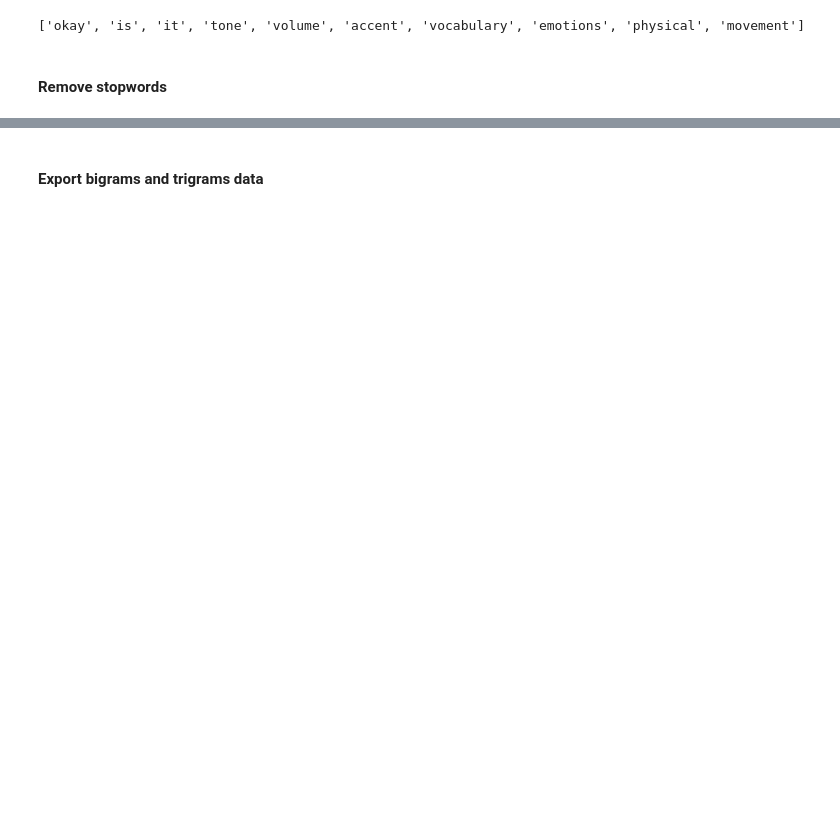
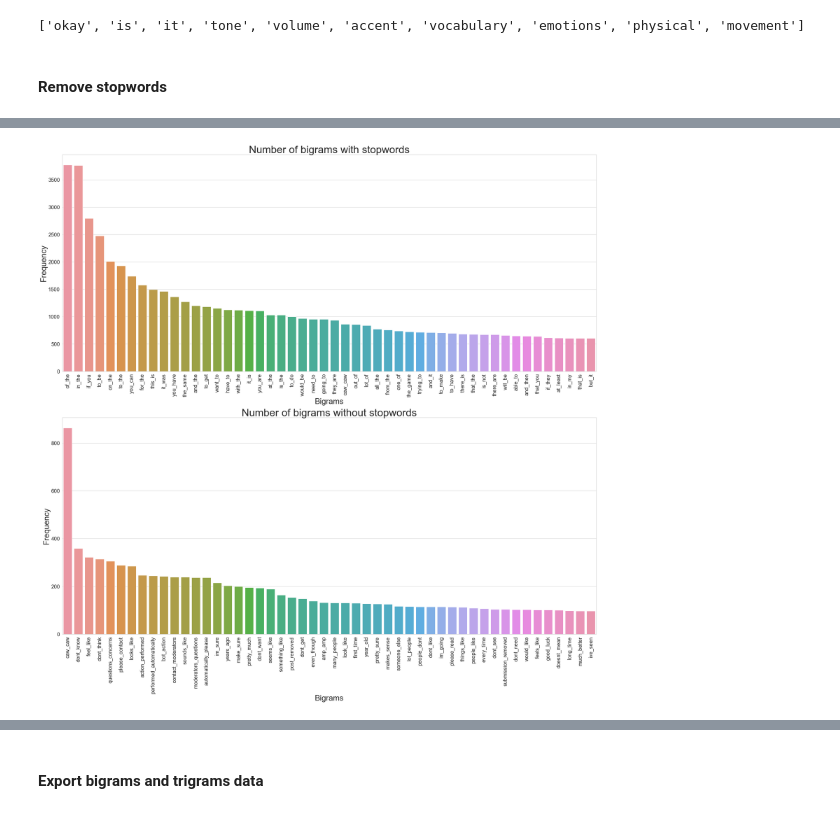
Before and after one commit to Leslieyuan988/Automatic-Classification-for-Cognitive-Engagement-in-Reddit-Discussion-Forums-using-Natural-Language, a Jupyter notebook: data_preprocessing.ipynb, the cells around one changed output, grey strips where cells are left out. Saved outputs shown, nothing was run; the diff lists cells and outputs as text; code cells hidden in the pictures; blank space fills up the shorter version.

```diff
--- a/data_preprocessing.ipynb
+++ b/data_preprocessing.ipynb
@@ -355,0 +367,9 @@ data_words_trigrams = make_trigrams(data_words_nostops)
+# %%
+bigram2_dict={}
+for ngrams, count in list(bigram.vocab.items()):
+    unicode_ngrams = ngrams
+    if '_' in unicode_ngrams:
+        bigram2_dict[unicode_ngrams] = count
+
+bigram2_df = pd.DataFrame(bigram2_dict.items(), columns=['Bigrams', 'Frequency']).sort_values(by="Frequency", ascending=False)
+bigram2_df.head()
@@ -355,0 +383,12 @@ data_words_trigrams = make_trigrams(data_words_nostops)
+# %%
+bigram_nostop = gensim.models.Phrases(data_words_nostops, min_count=5, threshold=2)
+trigram_nostop = gensim.models.Phrases(bigram[data_words_nostops], threshold=2)
+
+bigram_dict={}
+for ngrams, count in list(bigram_nostop.vocab.items()):
+    unicode_ngrams = ngrams
+    if '_' in unicode_ngrams:
+        bigram_dict[unicode_ngrams] = count
+
+bigram_df = pd.DataFrame(bigram_dict.items(), columns=['Bigrams', 'Frequency']).sort_values(by="Frequency", ascending=False)
+bigram_df.head()
@@ -355,0 +402,23 @@ data_words_trigrams = make_trigrams(data_words_nostops)
+# %%
+f, axes = plt.subplots(2,1, figsize=(30,30))
+# plt.rcParams['figure.figsize'] = [30, 30]
+sns.set_theme(style="whitegrid")
+
+bp = sns.barplot(x="Bigrams", y="Frequency", data=bigram2_df[:50], ax=axes[0])
+bp.axes.set_title("Number of bigrams with stopwords",fontsize=40)
+bp.set_xlabel("Bigrams",fontsize=30)
+bp.set_ylabel("Frequency",fontsize=30)
+bp.tick_params(labelsize=20, axis='x', rotation=90)
+bp.tick_params(labelsize=20, axis='y')
+
+bp = sns.barplot(x="Bigrams", y="Frequency", data=bigram_df[:50], ax=axes[1])
+bp.axes.set_title("Number of bigrams without stopwords",fontsize=40)
+bp.set_xlabel("Bigrams",fontsize=30)
+bp.set_ylabel("Frequency",fontsize=30)
+bp.tick_params(labelsize=20, axis='x', rotation=90)
+bp.tick_params(labelsize=20, axis='y')
+
+f.tight_layout()
+plt.show()
+# %% [output]
+[figure, added]
```
Also changed, not shown: parts of 19 cells of this notebook.
